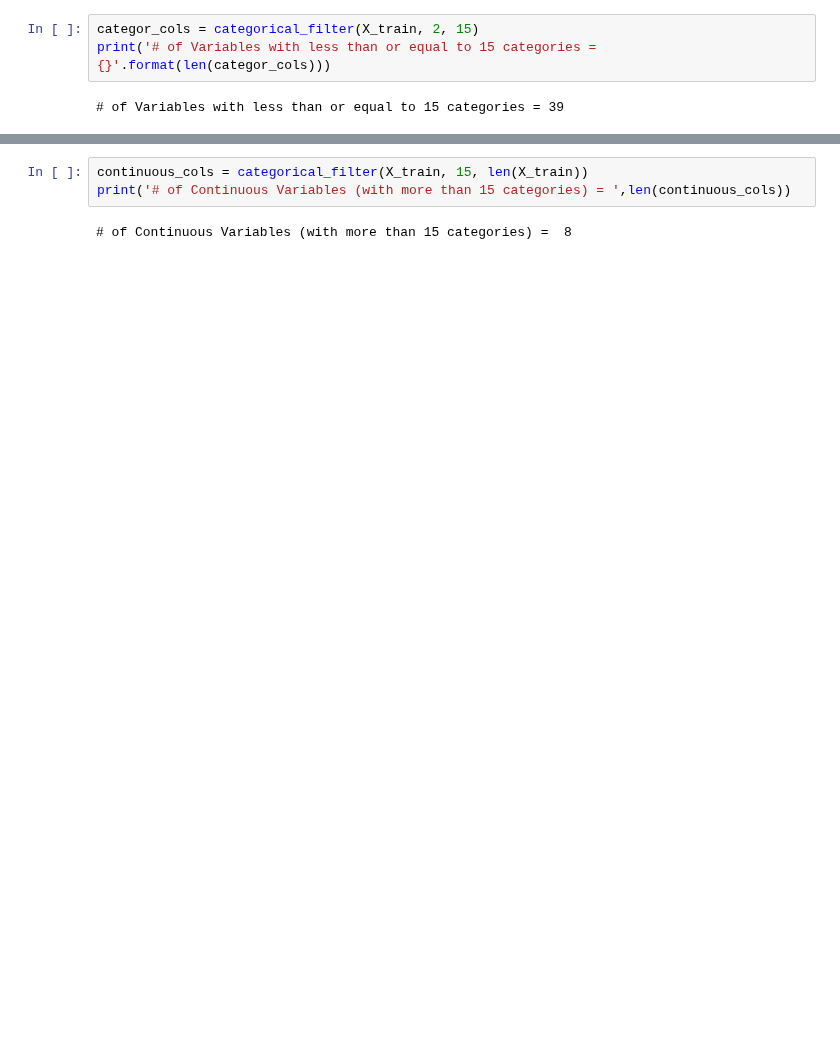
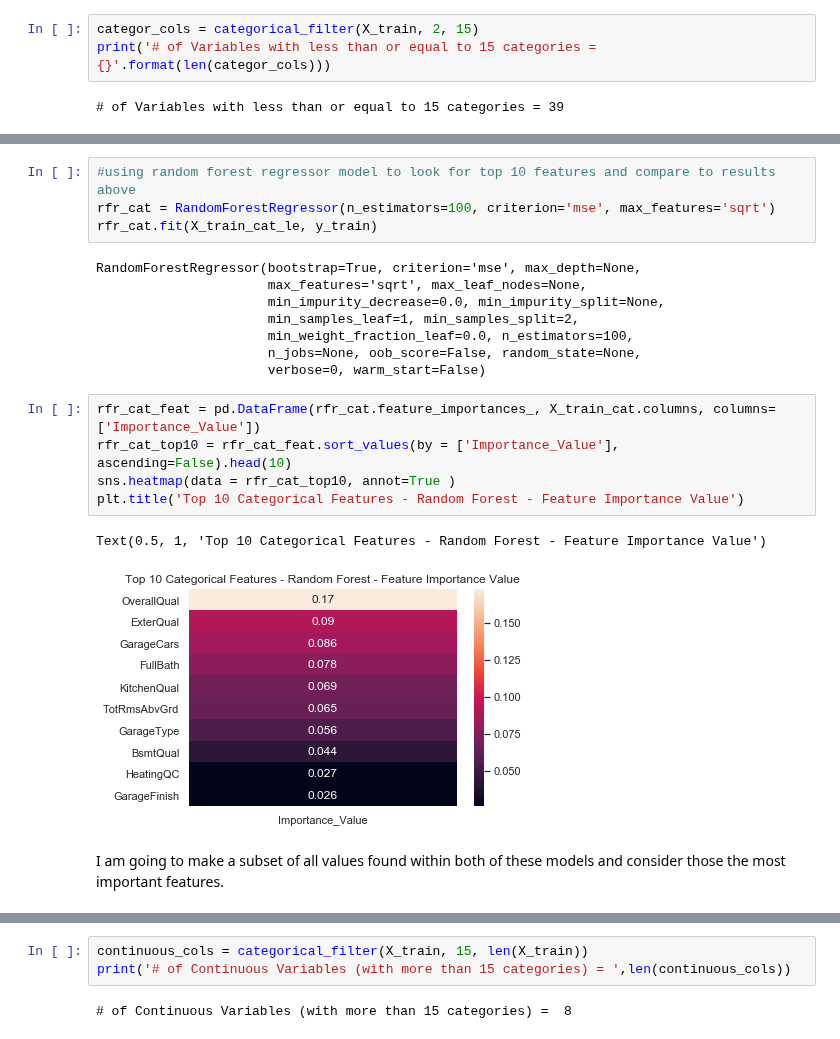
Before and after one commit to ebonnecab/mozilla-ds-project, a Jupyter notebook: analysis.ipynb, the cells around one changed output, grey strips where cells are left out. Saved outputs shown, nothing was run; the diff lists cells and outputs as text; blank space fills up the shorter version.

```diff
--- a/analysis.ipynb
+++ b/analysis.ipynb
@@ -677,0 +689,22 @@ print('# of Variables with less than or equal to 15 categories = {}'.format(len(
+# %%
+#using random forest regressor model to look for top 10 features and compare to results above
+rfr_cat = RandomForestRegressor(n_estimators=100, criterion='mse', max_features='sqrt')
+rfr_cat.fit(X_train_cat_le, y_train)
+# %% [output]
+RandomForestRegressor(bootstrap=True, criterion='mse', max_depth=None,
+                      max_features='sqrt', max_leaf_nodes=None,
+                      min_impurity_decrease=0.0, min_impurity_split=None,
+                      min_samples_leaf=1, min_samples_split=2,
+                      min_weight_fraction_leaf=0.0, n_estimators=100,
+                      n_jobs=None, oob_score=False, random_state=None,
+                      verbose=0, warm_start=False)
+# %%
+rfr_cat_feat = pd.DataFrame(rfr_cat.feature_importances_, X_train_cat.columns, columns=['Importance_Value'])
+rfr_cat_top10 = rfr_cat_feat.sort_values(by = ['Importance_Value'], ascending=False).head(10)
+sns.heatmap(data = rfr_cat_top10, annot=True )
+plt.title('Top 10 Categorical Features - Random Forest - Feature Importance Value')
+# %% [output]
+Text(0.5, 1, 'Top 10 Categorical Features - Random Forest - Feature Importance Value')
+[figure, added]
+# %% [markdown]
+I am going to make a subset of all values found within both of these models and consider those the most important features.
```
Also changed, not shown: parts of 20 cells of this notebook.
